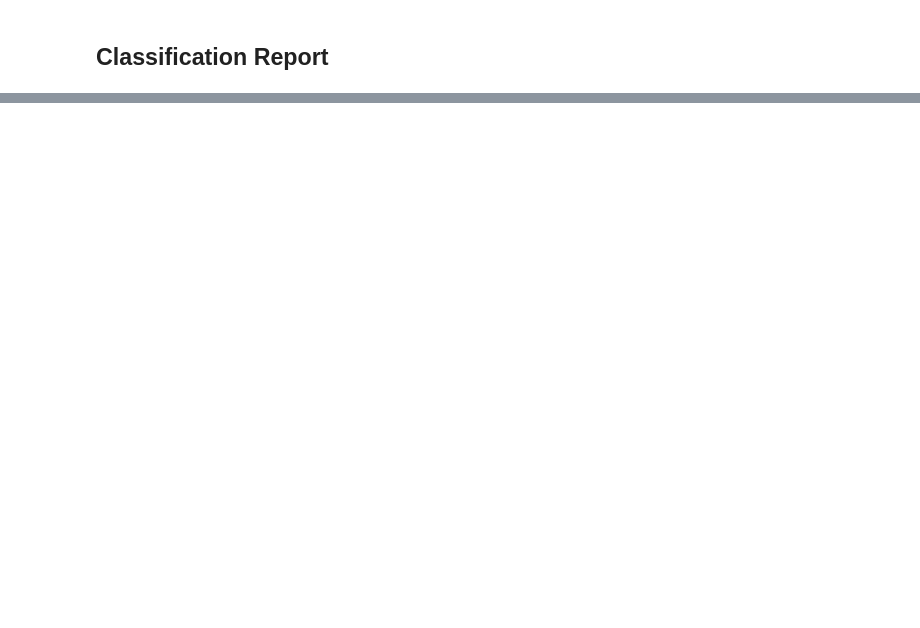
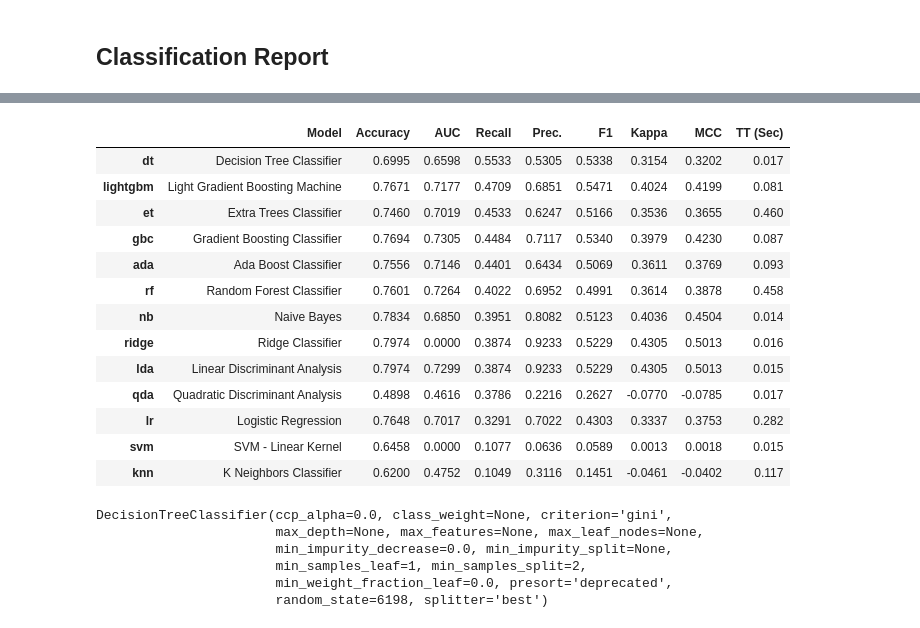
Before and after one commit to hrisav/loan-acceptance, a Jupyter notebook: Loan_Acceptance.ipynb, the cells around one changed output, grey strips where cells are left out. Saved outputs shown, nothing was run; the diff lists cells and outputs as text; code cells hidden in the pictures; blank space fills up the shorter version.

Commit message:
Add files via upload
updated notebook by running more models

```diff
--- a/Loan_Acceptance.ipynb
+++ b/Loan_Acceptance.ipynb
@@ -637,0 +762,23 @@ weighted avg       0.82      0.75      0.72       123
+# %%
+compare_models(sort = 'Recall')
+# %% [output]
+|  | Model | Accuracy | AUC | Recall | Prec. | F1 | Kappa | MCC | TT (Sec) |
+| dt | Decision Tree Classifier | 0.6995 | 0.6598 | 0.5533 | 0.5305 | 0.5338 | 0.3154 | 0.3202 | 0.017 |
+| lightgbm | Light Gradient Boosting Machine | 0.7671 | 0.7177 | 0.4709 | 0.6851 | 0.5471 | 0.4024 | 0.4199 | 0.081 |
+| et | Extra Trees Classifier | 0.7460 | 0.7019 | 0.4533 | 0.6247 | 0.5166 | 0.3536 | 0.3655 | 0.460 |
+| gbc | Gradient Boosting Classifier | 0.7694 | 0.7305 | 0.4484 | 0.7117 | 0.5340 | 0.3979 | 0.4230 | 0.087 |
+| ada | Ada Boost Classifier | 0.7556 | 0.7146 | 0.4401 | 0.6434 | 0.5069 | 0.3611 | 0.3769 | 0.093 |
+| rf | Random Forest Classifier | 0.7601 | 0.7264 | 0.4022 | 0.6952 | 0.4991 | 0.3614 | 0.3878 | 0.458 |
+| nb | Naive Bayes | 0.7834 | 0.6850 | 0.3951 | 0.8082 | 0.5123 | 0.4036 | 0.4504 | 0.014 |
+| ridge | Ridge Classifier | 0.7974 | 0.0000 | 0.3874 | 0.9233 | 0.5229 | 0.4305 | 0.5013 | 0.016 |
+| lda | Linear Discriminant Analysis | 0.7974 | 0.7299 | 0.3874 | 0.9233 | 0.5229 | 0.4305 | 0.5013 | 0.015 |
+| qda | Quadratic Discriminant Analysis | 0.4898 | 0.4616 | 0.3786 | 0.2216 | 0.2627 | -0.0770 | -0.0785 | 0.017 |
+| lr | Logistic Regression | 0.7648 | 0.7017 | 0.3291 | 0.7022 | 0.4303 | 0.3337 | 0.3753 | 0.282 |
+| svm | SVM - Linear Kernel | 0.6458 | 0.0000 | 0.1077 | 0.0636 | 0.0589 | 0.0013 | 0.0018 | 0.015 |
+| knn | K Neighbors Classifier | 0.6200 | 0.4752 | 0.1049 | 0.3116 | 0.1451 | -0.0461 | -0.0402 | 0.117 |
+DecisionTreeClassifier(ccp_alpha=0.0, class_weight=None, criterion='gini',
+                       max_depth=None, max_features=None, max_leaf_nodes=None,
+                       min_impurity_decrease=0.0, min_impurity_split=None,
+                       min_samples_leaf=1, min_samples_split=2,
+                       min_weight_fraction_leaf=0.0, presort='deprecated',
+                       random_state=6198, splitter='best')
```
Also changed, not shown: parts of 41 cells of this notebook.
